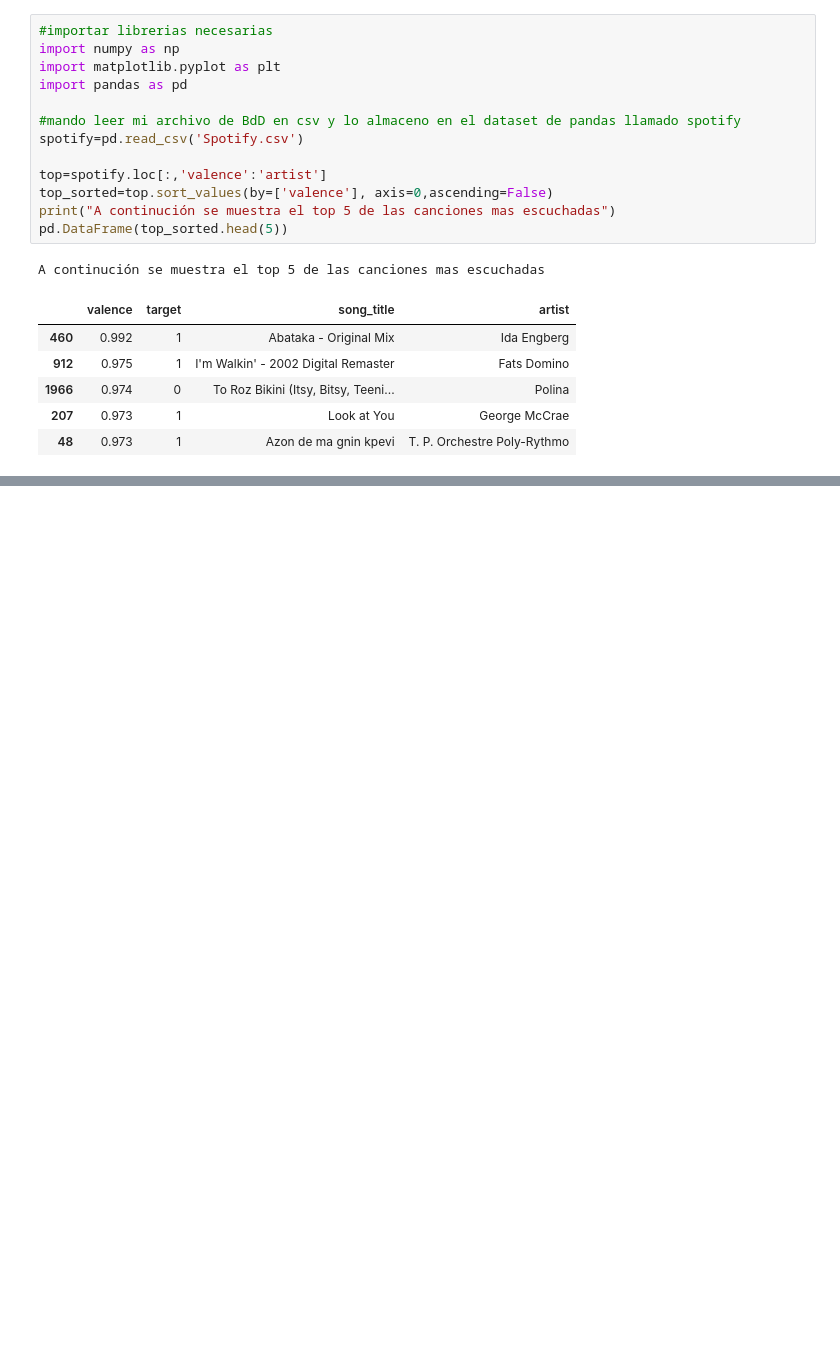
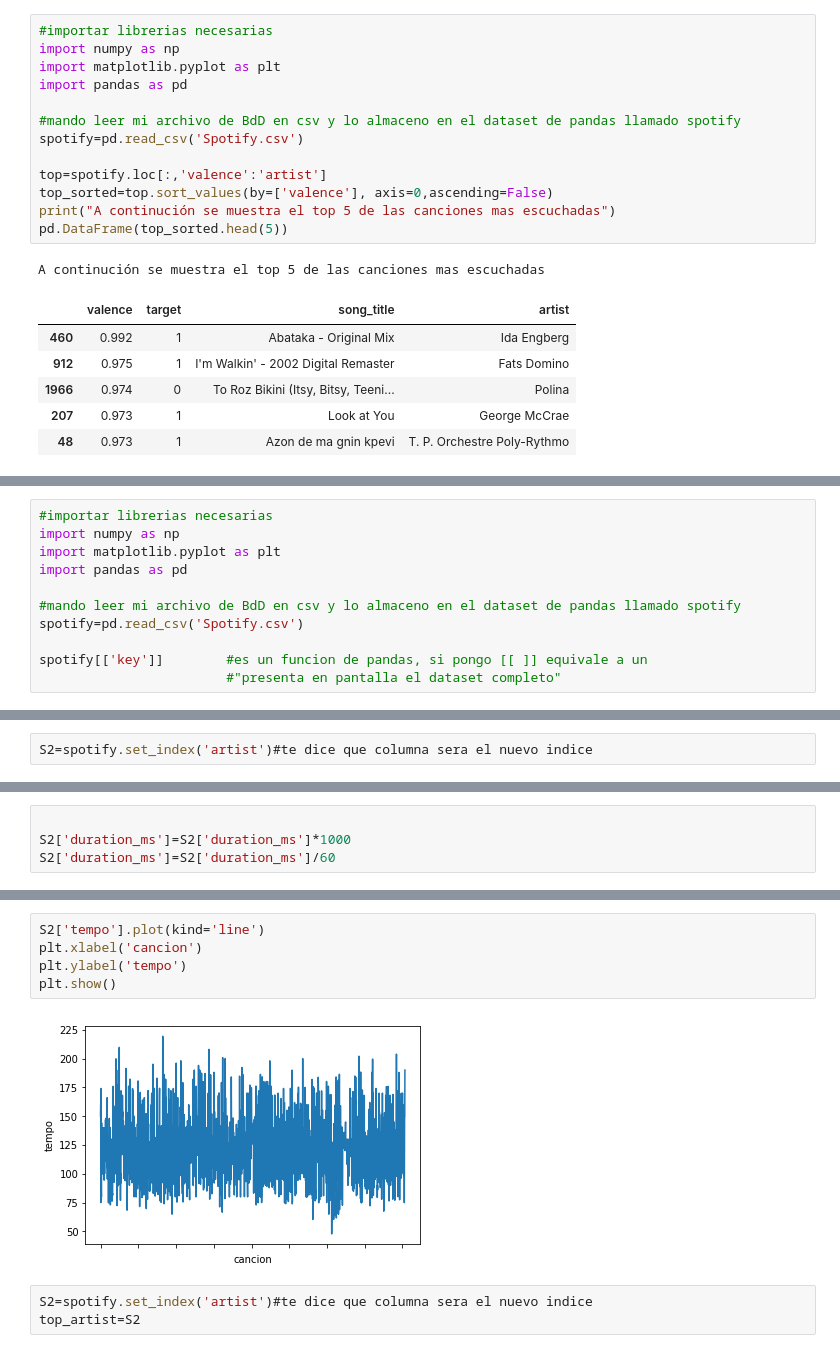
Before and after one commit to evalorena/JupyterNotebook, a Jupyter notebook: estadisticaSpotify02.ipynb, the cells around one changed output, grey strips where cells are left out. Drawn from its saved outputs; the diff is of its cells as text; blank space fills up the shorter version.

```diff
--- a/estadisticaSpotify02.ipynb
+++ b/estadisticaSpotify02.ipynb
@@ -276,0 +359,11 @@ A continución se muestra el top 5 de las canciones mas escuchadas
+# %%
+#importar librerias necesarias
+import numpy as np
+import matplotlib.pyplot as plt
+import pandas as pd
+
+#mando leer mi archivo de BdD en csv y lo almaceno en el dataset de pandas llamado spotify
+spotify=pd.read_csv('Spotify.csv')
+
+spotify[['key']]        #es un funcion de pandas, si pongo [[ ]] equivale a un
+                        #"presenta en pantalla el dataset completo"
@@ -276,0 +391,2 @@ A continución se muestra el top 5 de las canciones mas escuchadas
+# %%
+S2=spotify.set_index('artist')#te dice que columna sera el nuevo indice
@@ -276,0 +447,4 @@ A continución se muestra el top 5 de las canciones mas escuchadas
+# %%
+
+S2['duration_ms']=S2['duration_ms']*1000
+S2['duration_ms']=S2['duration_ms']/60
@@ -276,0 +489,10 @@ A continución se muestra el top 5 de las canciones mas escuchadas
+# %%
+S2['tempo'].plot(kind='line')
+plt.xlabel('cancion')
+plt.ylabel('tempo')
+plt.show()
+# %% [output]
+[figure, added]
+# %%
+S2=spotify.set_index('artist')#te dice que columna sera el nuevo indice
+top_artist=S2
```
Also changed, not shown: parts of 48 cells of this notebook.
